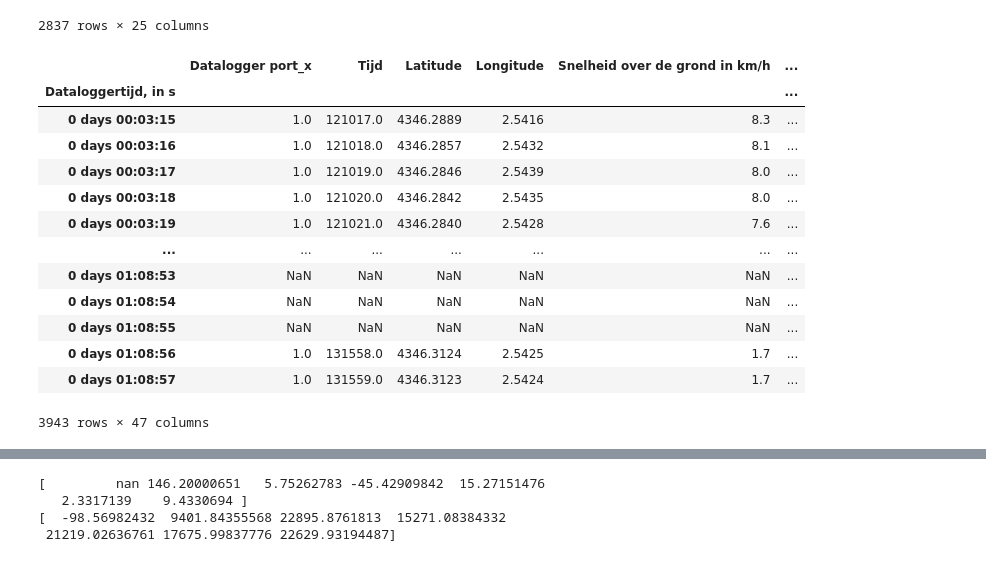
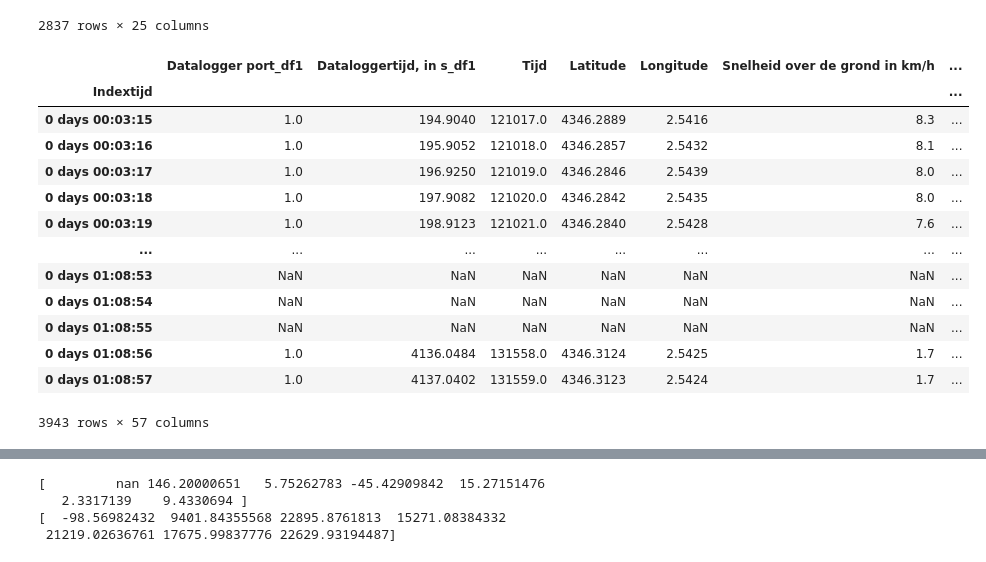
Before and after one commit to Qrax/Clean_Mobility, a Jupyter notebook: main.ipynb, the cells around one changed output, grey strips where cells are left out. Drawn from its saved outputs; the diff is of its cells as text; code cells hidden in the pictures.

```diff
--- a/main.ipynb
+++ b/main.ipynb
@@ -64,23 +65,23 @@ filter
 | 4061 | 1 | 4137.0402 | 08|03 | $GPRMC | 131559.0 | A | ... |
 2837 rows × 25 columns
 # %%
-merged_df = lib.resample_and_merge2(data_file_master, data_file_motordriver, freq='1s')
+merged_df = lib.resample_and_merge(data_file_master, data_file_motordriver, freq='1s')
 merged_df
 # %% [output]
-|  | Datalogger port_x | Tijd | Latitude | Longitude | Snelheid over de grond in km/h | ... |
-| Dataloggertijd, in s |  |  |  |  |  | ... |
-| 0 days 00:03:15 | 1.0 | 121017.0 | 4346.2889 | 2.5416 | 8.3 | ... |
-| 0 days 00:03:16 | 1.0 | 121018.0 | 4346.2857 | 2.5432 | 8.1 | ... |
-| 0 days 00:03:17 | 1.0 | 121019.0 | 4346.2846 | 2.5439 | 8.0 | ... |
-| 0 days 00:03:18 | 1.0 | 121020.0 | 4346.2842 | 2.5435 | 8.0 | ... |
-| 0 days 00:03:19 | 1.0 | 121021.0 | 4346.2840 | 2.5428 | 7.6 | ... |
-| ... | ... | ... | ... | ... | ... | ... |
-| 0 days 01:08:53 | NaN | NaN | NaN | NaN | NaN | ... |
-| 0 days 01:08:54 | NaN | NaN | NaN | NaN | NaN | ... |
-| 0 days 01:08:55 | NaN | NaN | NaN | NaN | NaN | ... |
-| 0 days 01:08:56 | 1.0 | 131558.0 | 4346.3124 | 2.5425 | 1.7 | ... |
-| 0 days 01:08:57 | 1.0 | 131559.0 | 4346.3123 | 2.5424 | 1.7 | ... |
+|  | Datalogger port_df1 | Dataloggertijd, in s_df1 | Tijd | Latitude | Longitude | Snelheid over de grond in km/h | ... |
+| Indextijd |  |  |  |  |  |  | ... |
+| 0 days 00:03:15 | 1.0 | 194.9040 | 121017.0 | 4346.2889 | 2.5416 | 8.3 | ... |
+| 0 days 00:03:16 | 1.0 | 195.9052 | 121018.0 | 4346.2857 | 2.5432 | 8.1 | ... |
+| 0 days 00:03:17 | 1.0 | 196.9250 | 121019.0 | 4346.2846 | 2.5439 | 8.0 | ... |
+| 0 days 00:03:18 | 1.0 | 197.9082 | 121020.0 | 4346.2842 | 2.5435 | 8.0 | ... |
+| 0 days 00:03:19 | 1.0 | 198.9123 | 121021.0 | 4346.2840 | 2.5428 | 7.6 | ... |
+| ... | ... | ... | ... | ... | ... | ... | ... |
+| 0 days 01:08:53 | NaN | NaN | NaN | NaN | NaN | NaN | ... |
+| 0 days 01:08:54 | NaN | NaN | NaN | NaN | NaN | NaN | ... |
+| 0 days 01:08:55 | NaN | NaN | NaN | NaN | NaN | NaN | ... |
+| 0 days 01:08:56 | 1.0 | 4136.0484 | 131558.0 | 4346.3124 | 2.5425 | 1.7 | ... |
+| 0 days 01:08:57 | 1.0 | 4137.0402 | 131559.0 | 4346.3123 | 2.5424 | 1.7 | ... |
-3943 rows × 47 columns
+3943 rows × 57 columns
 # %%
 lat_min, lat_max = 2.446, 2.45
 lon_min, lon_max = 0.285+4.346e3,0.30+4.346e3
```
Also changed, not shown: parts of 7 cells of this notebook.
